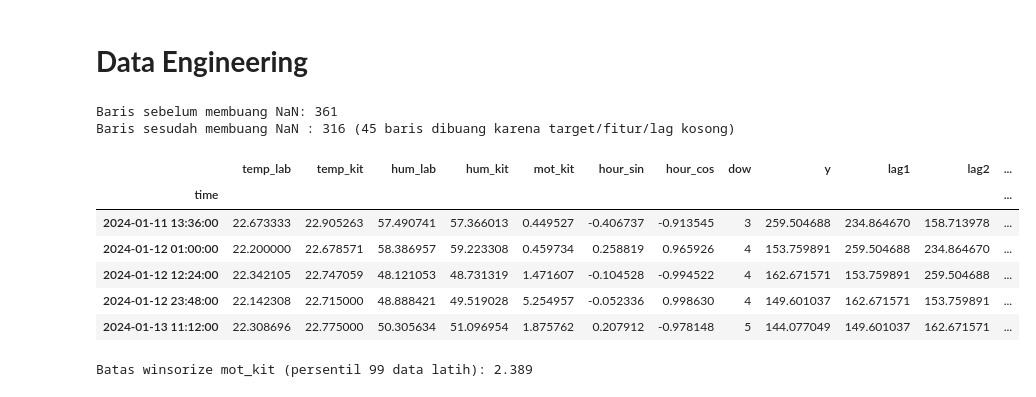
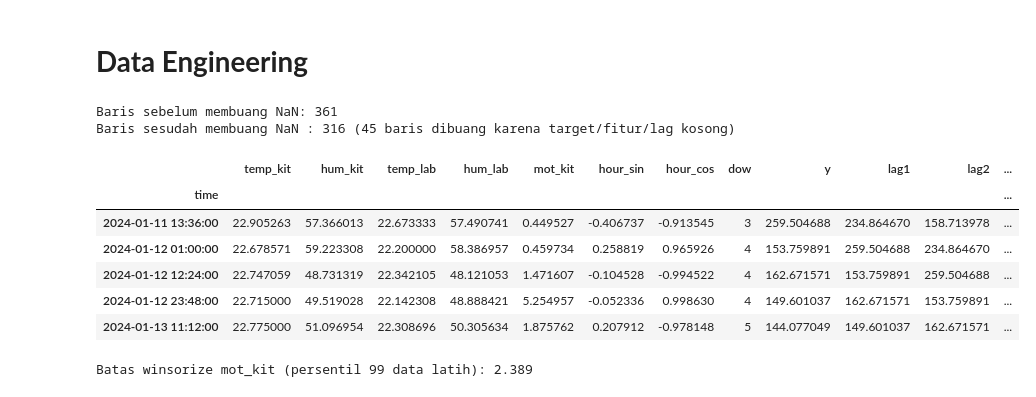
Before and after one commit to axelkrnwn/tes, a Jupyter notebook: code.ipynb, the cells around one changed output. Saved outputs shown, nothing was run; the diff lists cells and outputs as text; code cells hidden in the pictures.

```diff
--- a/code.ipynb
+++ b/code.ipynb
@@ -129,8 +144,8 @@ print(f"Target y (total VA): {y.notna().sum()} bin valid dari {len(y)}")
 Target y (total VA): 332 bin valid dari 361
 # %%
 env_raw = pd.DataFrame({
-    "temp_lab": TEMP["Lab"], "temp_kit": TEMP["Kitchen"],
-    "hum_lab": HUM["Lab"],   "hum_kit": HUM["Kitchen"],
+    "temp_kit": TEMP["Kitchen"],
+    "hum_kit": HUM["Kitchen"],
     "mot_kit": MOTION["Kitchen"],
 })
 print("Kosong sebelum:", env_raw.isna().sum().to_dict())
@@ -178,36 +193,35 @@ plt.show()
 # %%
 feat = env.copy()
 
 hour = feat.index.hour + feat.index.minute / 60
 feat["hour_sin"] = np.sin(2 * np.pi * hour / 24)
 feat["hour_cos"] = np.cos(2 * np.pi * hour / 24)
 feat["dow"] = feat.index.dayofweek
 
 feat["y"] = y
 for k in (1, 2, 4):
     feat[f"lag{k}"] = y.shift(k)
-feat["roll4"] = y.shift(1).rolling(4, min_periods=4).mean()
 
-CAL = ["hour_sin", "hour_cos"]
-ENV = ["temp_lab", "temp_kit", "hum_lab", "hum_kit", "mot_kit"]
-LAG = ["lag1", "lag2", "lag4", "roll4"]
+CAL = ["hour_sin","hour_cos"]
+ENV = ["temp_kit", "hum_kit", "mot_kit"]
+LAG = ["lag1", "lag2", "lag4"]
 NUM = CAL + ENV + LAG
 CAT = ["dow"]
 
 print("Baris sebelum membuang NaN:", len(feat))
 data = feat.dropna(subset=NUM + CAT + ["y"]).copy()
 print("Baris sesudah membuang NaN :", len(data), f"({len(feat) - len(data)} baris dibuang karena target/fitur/lag kosong)")
 display(data.head())
 # %% [output]
 Baris sebelum membuang NaN: 361
 Baris sesudah membuang NaN : 316 (45 baris dibuang karena target/fitur/lag kosong)
-|  | temp_lab | temp_kit | hum_lab | hum_kit | mot_kit | hour_sin | hour_cos | dow | y | lag1 | lag2 | ... |
+|  | temp_kit | hum_kit | temp_lab | hum_lab | mot_kit | hour_sin | hour_cos | dow | y | lag1 | lag2 | ... |
 | time |  |  |  |  |  |  |  |  |  |  |  | ... |
-| 2024-01-11 13:36:00 | 22.673333 | 22.905263 | 57.490741 | 57.366013 | 0.449527 | -0.406737 | -0.913545 | 3 | 259.504688 | 234.864670 | 158.713978 | ... |
-| 2024-01-12 01:00:00 | 22.200000 | 22.678571 | 58.386957 | 59.223308 | 0.459734 | 0.258819 | 0.965926 | 4 | 153.759891 | 259.504688 | 234.864670 | ... |
-| 2024-01-12 12:24:00 | 22.342105 | 22.747059 | 48.121053 | 48.731319 | 1.471607 | -0.104528 | -0.994522 | 4 | 162.671571 | 153.759891 | 259.504688 | ... |
-| 2024-01-12 23:48:00 | 22.142308 | 22.715000 | 48.888421 | 49.519028 | 5.254957 | -0.052336 | 0.998630 | 4 | 149.601037 | 162.671571 | 153.759891 | ... |
-| 2024-01-13 11:12:00 | 22.308696 | 22.775000 | 50.305634 | 51.096954 | 1.875762 | 0.207912 | -0.978148 | 5 | 144.077049 | 149.601037 | 162.671571 | ... |
+| 2024-01-11 13:36:00 | 22.905263 | 57.366013 | 22.673333 | 57.490741 | 0.449527 | -0.406737 | -0.913545 | 3 | 259.504688 | 234.864670 | 158.713978 | ... |
+| 2024-01-12 01:00:00 | 22.678571 | 59.223308 | 22.200000 | 58.386957 | 0.459734 | 0.258819 | 0.965926 | 4 | 153.759891 | 259.504688 | 234.864670 | ... |
+| 2024-01-12 12:24:00 | 22.747059 | 48.731319 | 22.342105 | 48.121053 | 1.471607 | -0.104528 | -0.994522 | 4 | 162.671571 | 153.759891 | 259.504688 | ... |
+| 2024-01-12 23:48:00 | 22.715000 | 49.519028 | 22.142308 | 48.888421 | 5.254957 | -0.052336 | 0.998630 | 4 | 149.601037 | 162.671571 | 153.759891 | ... |
+| 2024-01-13 11:12:00 | 22.775000 | 51.096954 | 22.308696 | 50.305634 | 1.875762 | 0.207912 | -0.978148 | 5 | 144.077049 | 149.601037 | 162.671571 | ... |
 # %%
 n = len(data)
 i_tr, i_va = int(n * 0.70), int(n * 0.85)
```
Also changed, not shown: parts of 5 cells of this notebook.
